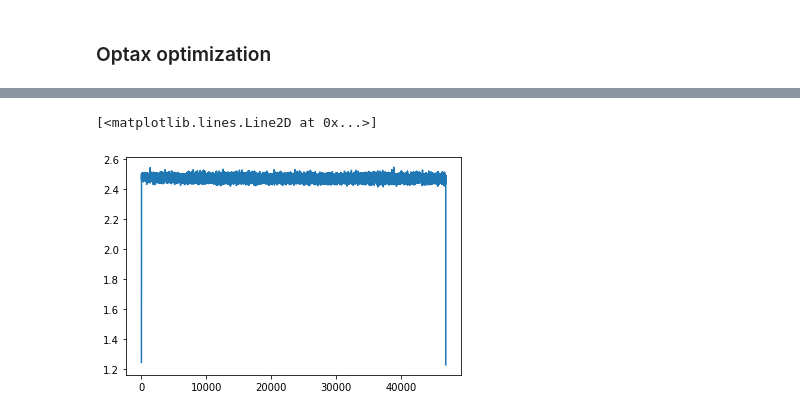
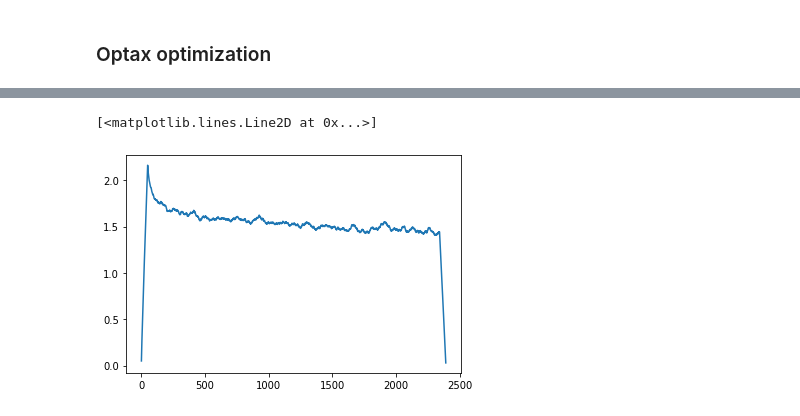
Before and after one commit to Forbu/rubikenv, a Jupyter notebook: notebooks/rubiksolver_gym.ipynb, the cells around one changed output, grey strips where cells are left out. Drawn from its saved outputs; the diff is of its cells as text; code cells hidden in the pictures.

```diff
--- a/notebooks/rubiksolver_gym.ipynb
+++ b/notebooks/rubiksolver_gym.ipynb
@@ -119,24 +87,26 @@ from flax import linen as nn
 
 class Model_rubik(nn.Module):
 
-    features = (2048, 512, 12)
+    features = (4096, 2048, 512, 12)
 
     def setup(self):
         self.dense1 = nn.Dense(self.features[0])
         self.dense2 = nn.Dense(self.features[1])
         self.dense3 = nn.Dense(self.features[2])
+        self.dense4 = nn.Dense(self.features[3])
 
     def __call__(self, x):
         x = nn.relu(self.dense1(x))
         x = nn.relu(self.dense2(x))
-        x = self.dense3(x)
+        x = nn.relu(self.dense3(x))
+        x = self.dense4(x)
         return x
 
 model_rubik = Model_rubik()
 
 key1, key2 = jrandom.split(jrandom.PRNGKey(0))
 x = jrandom.normal(key1, (54*6,)) # Dummy input
-params = model_rubik.init(key2, x) # Initialization call
+params = model_rubik.init(key2, x)['params'] # Initialization call
 
 #### action help
 def encoder_one_hot_action(action):
@@ -193,9 +163,7 @@ reverse_list = vmap(compute_inverse_action)
 encoder_one_hot_action_action = vmap(encoder_one_hot_action)
 encoder_one_hot_state_vector = vmap(encoder_one_hot_state)
 
-nb_iter = 15
-
-def compute_random_suffle(dumpy_value):
+def compute_random_suffle(dumpy_value, nb_iter=15):
 
     env.reset()
     episode_rew = 0
@@ -317,10 +299,11 @@ Wall time: 13.3 ms
 %%time
 
 loss_hist = []
+i = 0
 
 for q in range(nb_round_generation):
 
-    print("New generation")
+    #print("New generation")
 
     obs_all, actions_all = generate_dataset(size_generation)
 
@@ -336,16 +319,20 @@ for q in range(nb_round_generation):
             obs = jnp.array(obs)
             actions = jnp.array(actions)
 
+            batch = {}
+            batch['action'] = actions
+            batch['rubik'] = obs
+
             # optimizer application
-            loss_val, grad = loss_grad_fn(params, obs, actions)
-            updates, opt_state = optimizer.update(grad, opt_state, params)  # transform & update stats.
-            params = optax.apply_updates(params, updates)
+            state, metrics = train_step(state, batch)
 
-            params = jax.lax.stop_gradient(params)
+            loss_hist.append(metrics['loss'].item())
+            #params = jax.lax.stop_gradient(params)
+            i += 1
 
-            loss_val = jax.lax.stop_gradient(loss_val)
-            loss_hist.append(loss_val)
-
+            if (i % 100) == 0:
+                #print(i)
+                xla._xla_callable.cache_clear()
 
         #jax.profiler.save_device_memory_profile(f"memory{p}_{q}.prof")
 # %% [output]
@@ -376,8 +349,8 @@ for obs, actions in dataloader:
     obs = jnp.array(obs)
     actions = jnp.array(actions)
 # %%
-loss_hist_conv = np.convolve(loss_hist, [0.5, 0.5])
+loss_hist_conv = np.convolve(loss_hist, np.ones(50)/50)
 plt.plot(loss_hist_conv)
 # %% [output]
 [<matplotlib.lines.Line2D at 0x...>]
-[figure, old version]
+[figure, new version]
```
Also changed, not shown: parts of 34 cells of this notebook.
